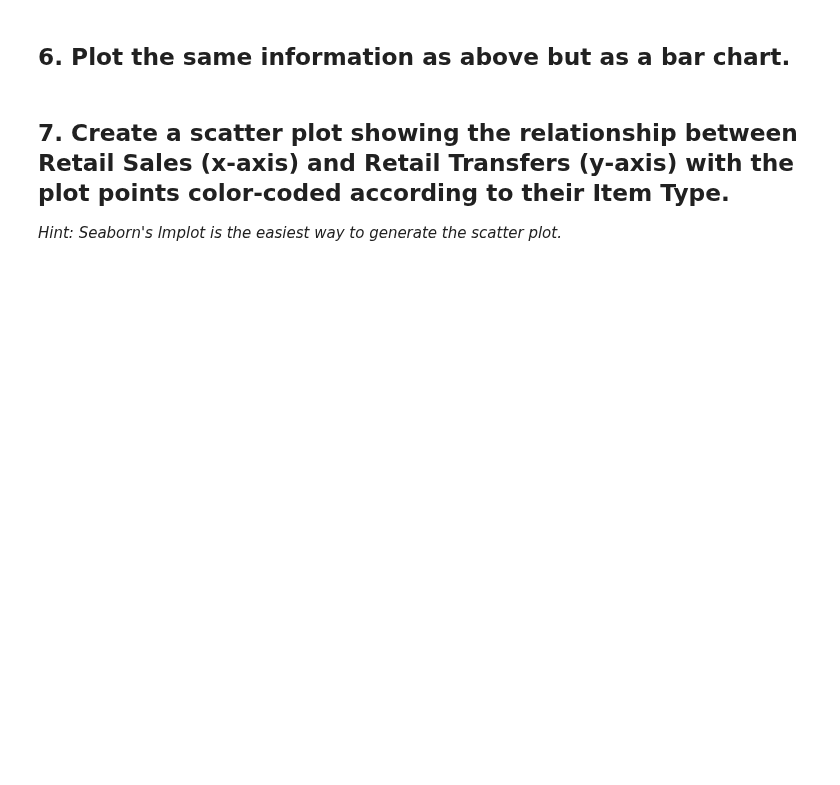
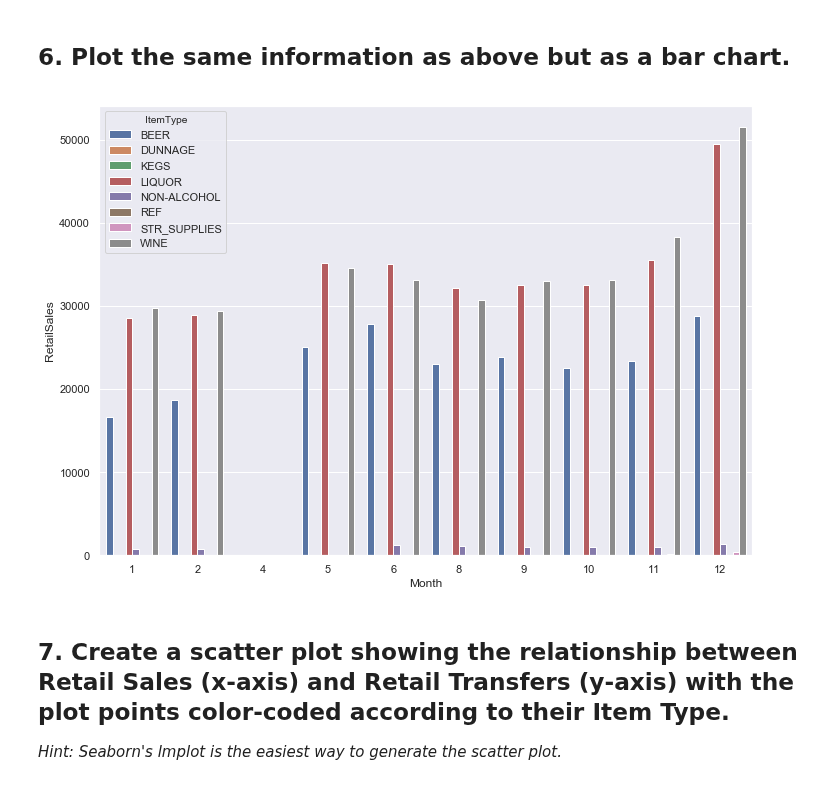
Before and after one commit to davidlafuentem/data-labs, a Jupyter notebook: module-2/lab-plotting-multiple-data-series/your-code/main.ipynb, the cells around one changed output. Cells and saved outputs as stored; diff of their text form; code cells hidden in the pictures; blank space fills up the shorter version.

```diff
--- a/module-2/lab-plotting-multiple-data-series/your-code/main.ipynb
+++ b/module-2/lab-plotting-multiple-data-series/your-code/main.ipynb
@@ -82,5 +97,11 @@ Month
 # %% [markdown]
 ## 6. Plot the same information as above but as a bar chart.
+# %%
+sns.set(rc={'figure.figsize':(11.7,8.27)})
+
+ax = sns.barplot(x='Month', y='RetailSales', hue='ItemType', data=data_types)
+# %% [output]
+[figure, added]
 # %% [markdown]
 ## 7. Create a scatter plot showing the relationship between Retail Sales (x-axis) and Retail Transfers (y-axis) with the plot points color-coded according to their Item Type.
 
```
Also changed, not shown: parts of 10 cells of this notebook.
